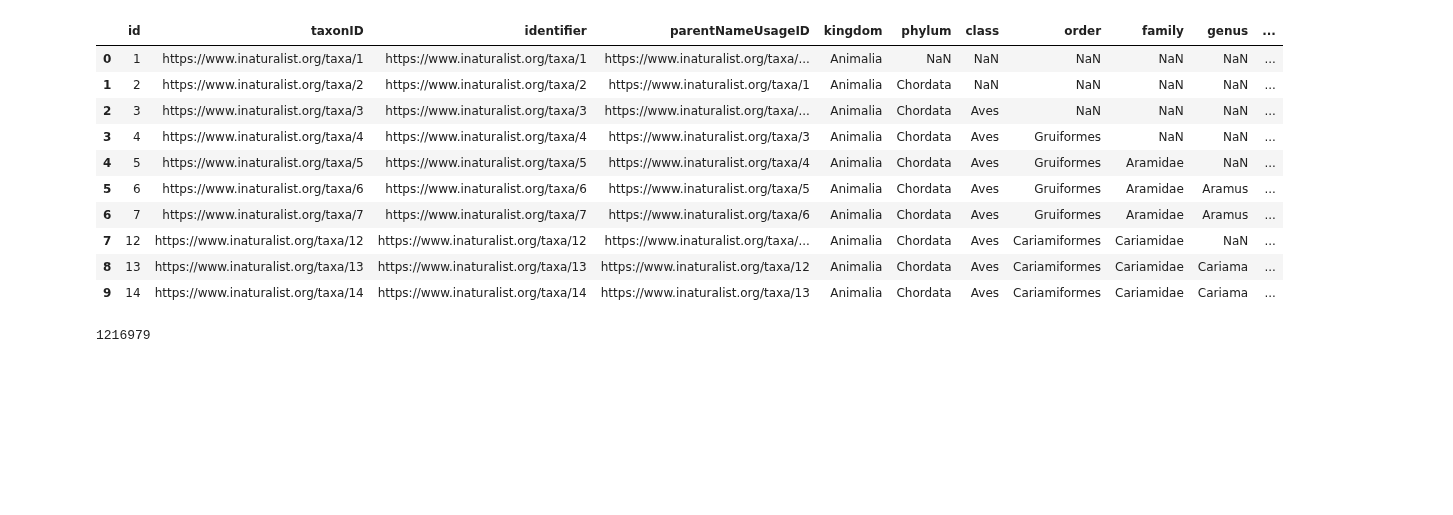
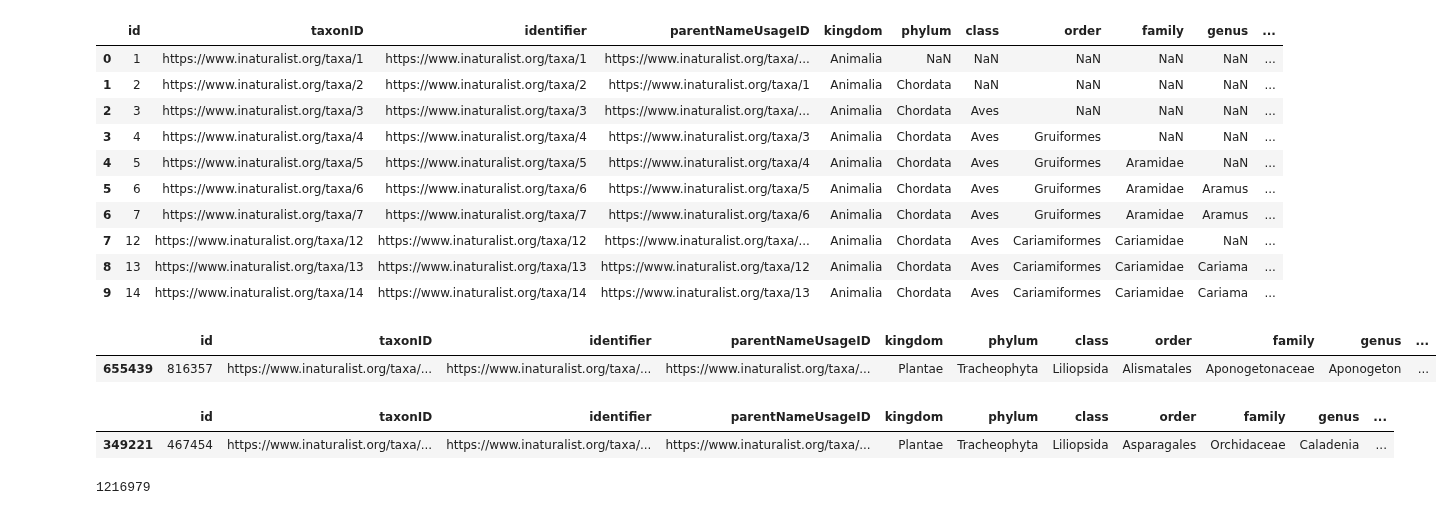
Before and after one commit to AtlasOfLivingAustralia/authoritative-lists, a Jupyter notebook: source-code/py-notebook/inaturalist-statuses/collate-status-taxa.ipynb, the cells around one changed output. Saved outputs shown, nothing was run; the diff lists cells and outputs as text; code cells hidden in the pictures; blank space fills up the shorter version.

```diff
--- a/source-code/py-notebook/inaturalist-statuses/collate-status-taxa.ipynb
+++ b/source-code/py-notebook/inaturalist-statuses/collate-status-taxa.ipynb
@@ -166,6 +170,17 @@ inattaxa.head(10)
 | 7 | 12 | https://www.inaturalist.org/taxa/12 | https://www.inaturalist.org/taxa/12 | https://www.inaturalist.org/taxa/... | Animalia | Chordata | Aves | Cariamiformes | Cariamidae | NaN | ... |
 | 8 | 13 | https://www.inaturalist.org/taxa/13 | https://www.inaturalist.org/taxa/13 | https://www.inaturalist.org/taxa/12 | Animalia | Chordata | Aves | Cariamiformes | Cariamidae | Cariama | ... |
 | 9 | 14 | https://www.inaturalist.org/taxa/14 | https://www.inaturalist.org/taxa/14 | https://www.inaturalist.org/taxa/13 | Animalia | Chordata | Aves | Cariamiformes | Cariamidae | Cariama | ... |
+# %%
+#inattaxa[inattaxa['id'] == 1141144]
+inattaxa[inattaxa['scientificName'] =='Aponogeton elongatus']
+# %% [output]
+|  | id | taxonID | identifier | parentNameUsageID | kingdom | phylum | class | order | family | genus | ... |
+| 655439 | 816357 | https://www.inaturalist.org/taxa/... | https://www.inaturalist.org/taxa/... | https://www.inaturalist.org/taxa/... | Plantae | Tracheophyta | Liliopsida | Alismatales | Aponogetonaceae | Aponogeton | ... |
+# %%
+inattaxa[inattaxa.scientificName.str.startswith('Caladenia filamentosa')]
+# %% [output]
+|  | id | taxonID | identifier | parentNameUsageID | kingdom | phylum | class | order | family | genus | ... |
+| 349221 | 467454 | https://www.inaturalist.org/taxa/... | https://www.inaturalist.org/taxa/... | https://www.inaturalist.org/taxa/... | Plantae | Tracheophyta | Liliopsida | Asparagales | Orchidaceae | Caladenia | ... |
 # %%
 len(inattaxa) # it's quite big
 # %% [output]
```
Also changed, not shown: parts of 8 cells of this notebook, 1 other file.
